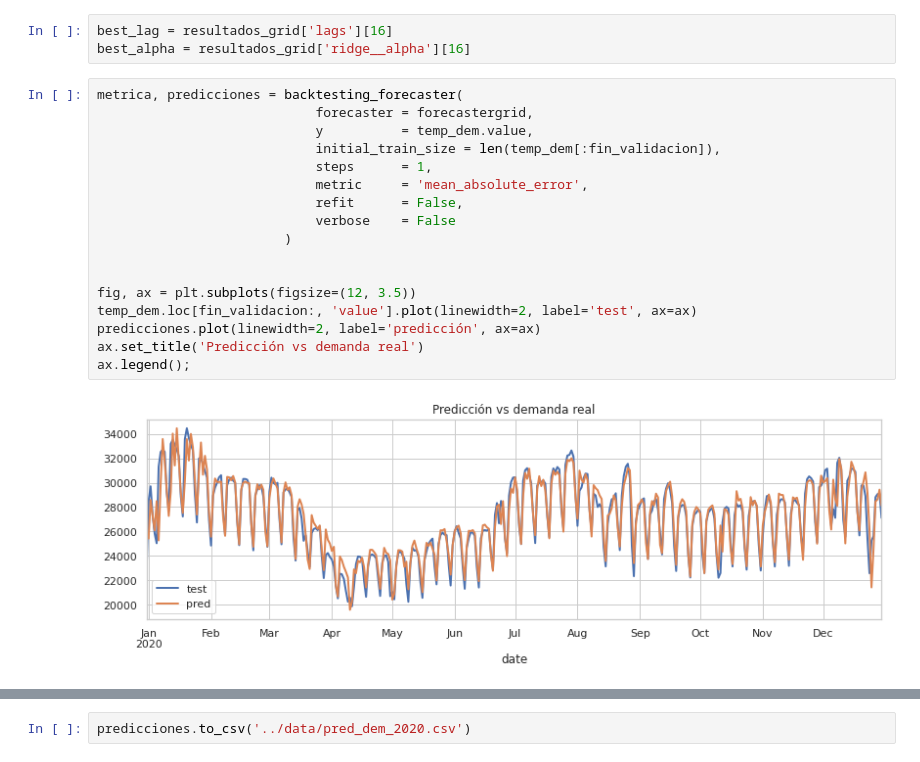
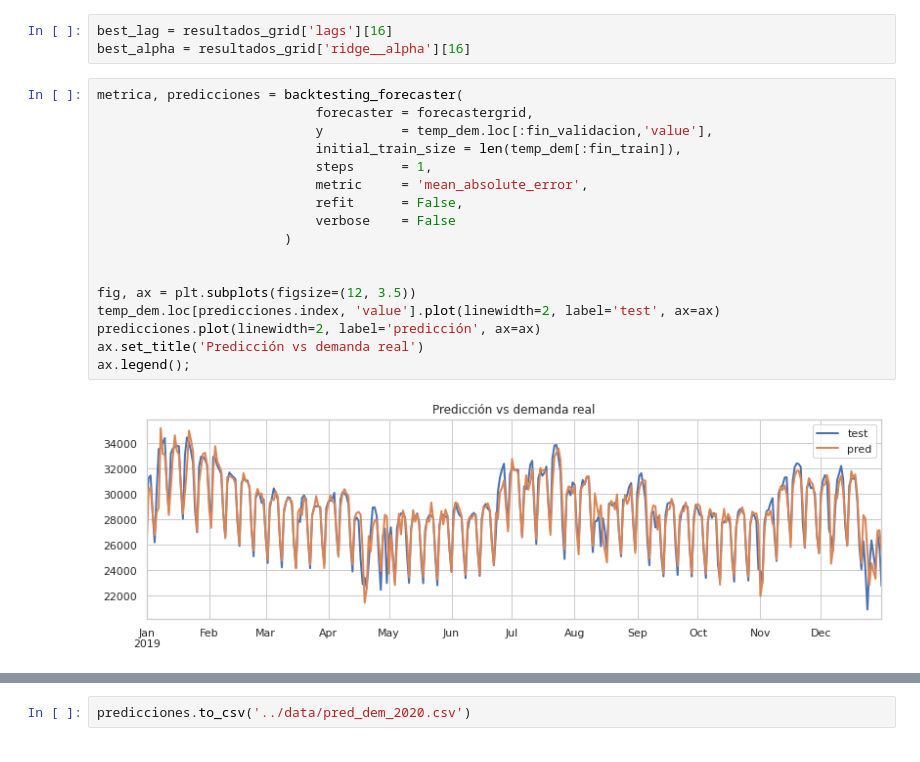
Before and after one commit to Carlosleono/Prueba_modelo_QEnergy, a Jupyter notebook: notebooks/1_Prediccion_demanda_energetica.ipynb, the cells around one changed output, grey strips where cells are left out. Drawn from its saved outputs; the diff is of its cells as text.

```diff
--- a/notebooks/1_Prediccion_demanda_energetica.ipynb
+++ b/notebooks/1_Prediccion_demanda_energetica.ipynb
@@ -685,22 +698,22 @@ best_alpha = resultados_grid['ridge__alpha'][16]
 # %%
 metrica, predicciones = backtesting_forecaster(
                             forecaster = forecastergrid,
-                            y          = temp_dem.value,
-                            initial_train_size = len(temp_dem[:fin_validacion]),
+                            y          = temp_dem.loc[:fin_validacion,'value'],
+                            initial_train_size = len(temp_dem[:fin_train]),
                             steps      = 1,
                             metric     = 'mean_absolute_error',
                             refit      = False,
                             verbose    = False
                         )
 
 
 fig, ax = plt.subplots(figsize=(12, 3.5))
-temp_dem.loc[fin_validacion:, 'value'].plot(linewidth=2, label='test', ax=ax)
+temp_dem.loc[predicciones.index, 'value'].plot(linewidth=2, label='test', ax=ax)
 predicciones.plot(linewidth=2, label='predicción', ax=ax)
 ax.set_title('Predicción vs demanda real')
 ax.legend();
 # %% [output]
-[figure, old version]
+[figure, new version]
 # %%
 print(f'Error backtest: {metrica}')
 # %% [output]
```
Also changed, not shown: parts of 65 cells of this notebook, 3 other files.
